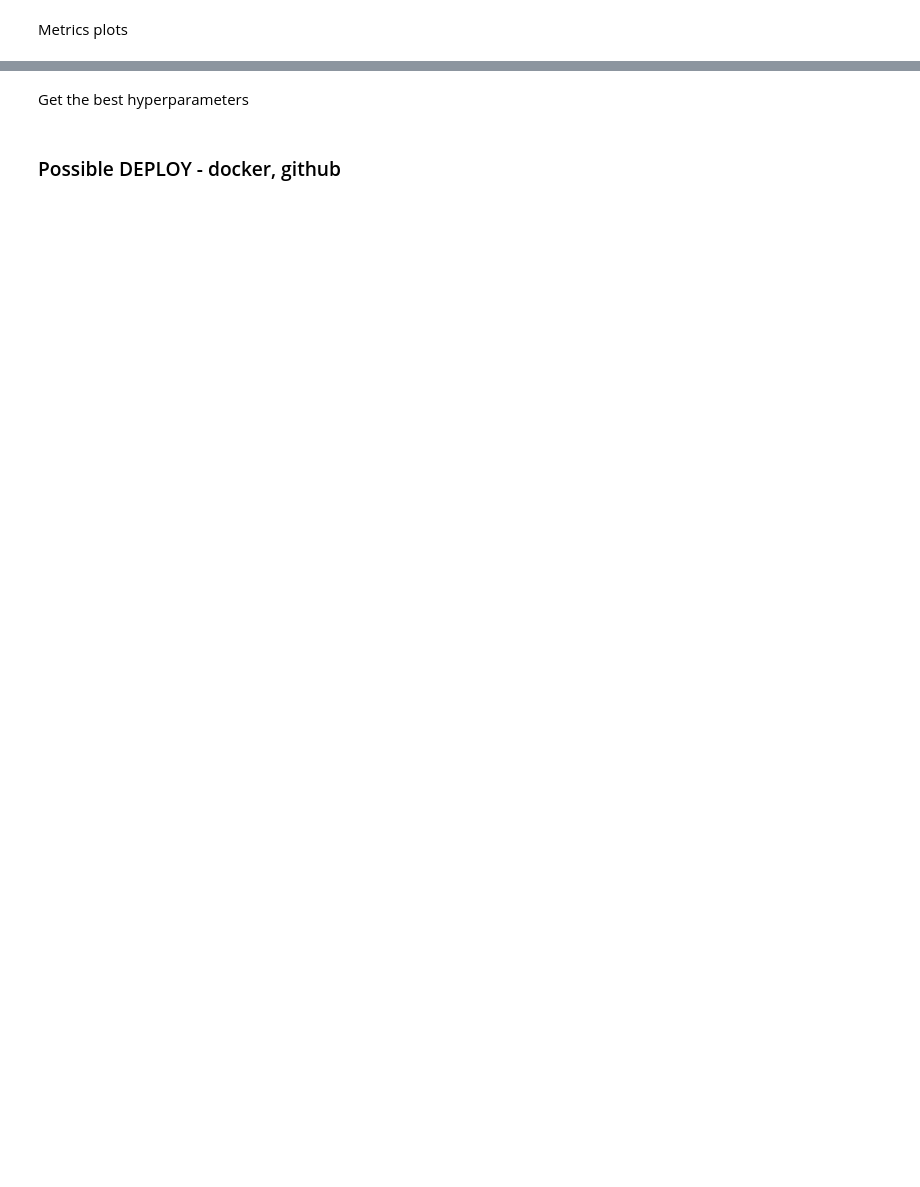
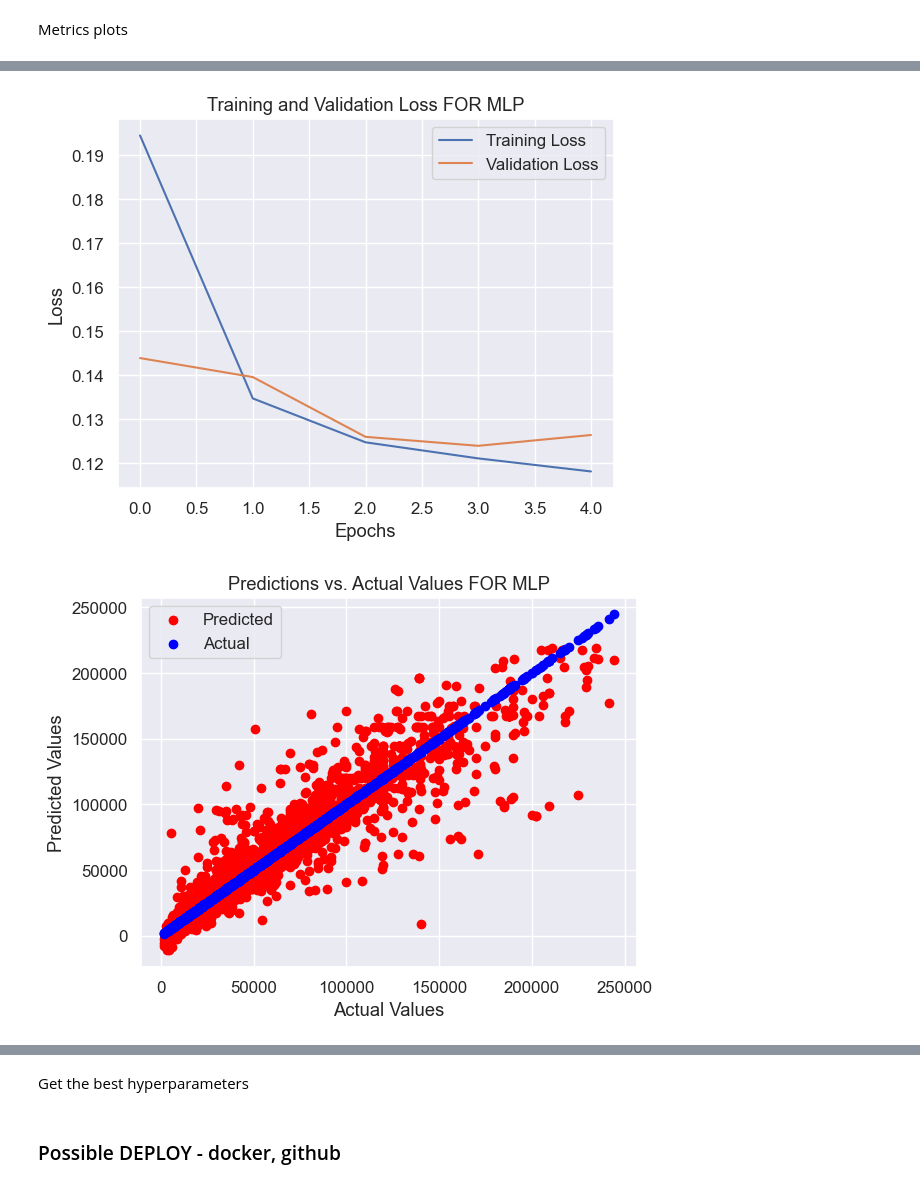
Before and after one commit to PsimonL/AI_Assesment, a Jupyter notebook: main.ipynb, the cells around one changed output, grey strips where cells are left out. Drawn from its saved outputs; the diff is of its cells as text; code cells hidden in the pictures; blank space fills up the shorter version.

```diff
--- a/main.ipynb
+++ b/main.ipynb
@@ -531,0 +590,18 @@ MAE =  10354.3081
+# %%
+print("---------- MLP MODEL ----------")
+
+# Evaluate model on test data
+test_loss_MLP = model_MLP.evaluate(X_test_scaled, y_test_scaled)
+train_loss_MLP = model_MLP.evaluate(X_train_scaled, y_train_scaled)
+
+# Display results
+print(f'Testing Loss =  {test_loss_MLP:.4f}')
+print(f'Training Loss = {train_loss_MLP:.4f}')
+
+y_pred_scaled_MLP = model_MLP.predict(X_test_scaled)
+y_pred_MLP = scaler.inverse_transform(y_pred_scaled_MLP)
+y_test = scaler.inverse_transform(y_test_scaled)
+mse_MLP = mean_squared_error(y_test, y_pred_MLP)
+mae_MLP = mean_absolute_error(y_test, y_pred_MLP)
+print(f'MSE =  {mse_MLP:.4f}')
+print(f'MAE =  {mae_MLP:.4f}')
@@ -579,0 +693,5 @@ plt.show()
+# %%
+metrics_plots(history_MLP, y_pred_MLP, mae_MLP, mse_MLP, "MLP")
+# %% [output]
+[figure, added]
+[figure, added]
```
Also changed, not shown: parts of 37 cells of this notebook.
